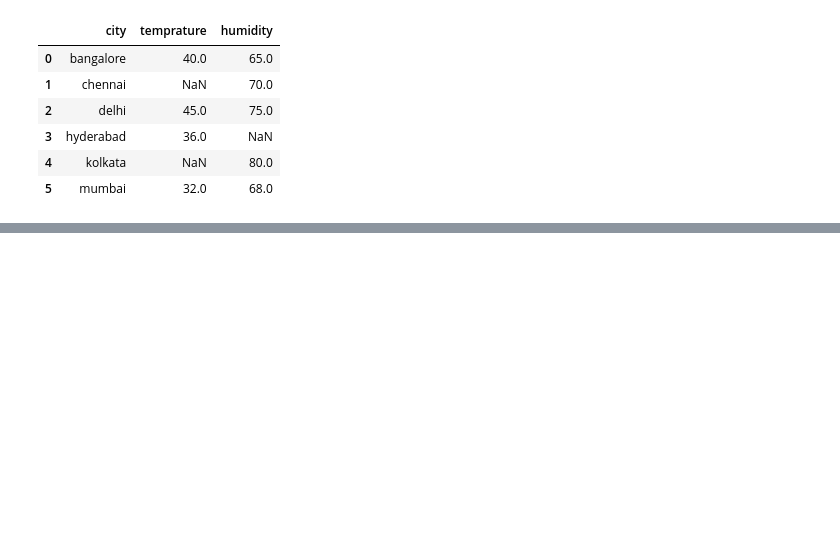
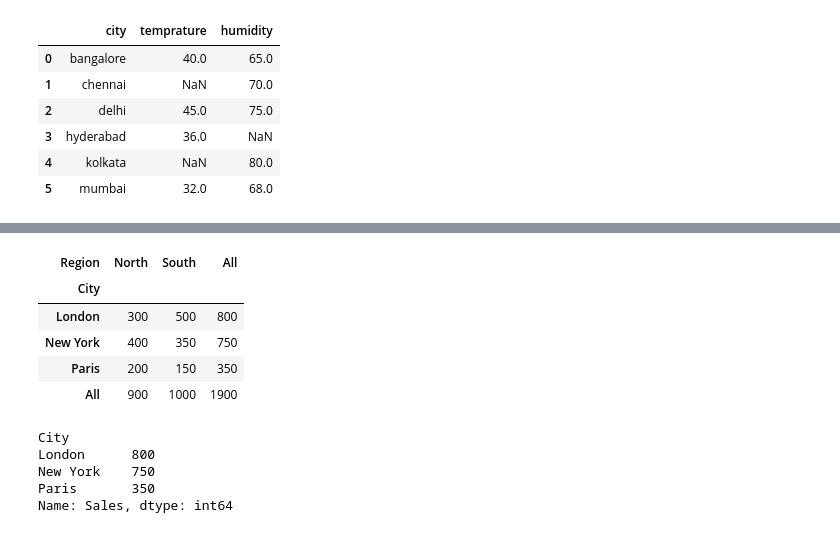
Before and after one commit to SAKSHISAAHU/Data_Analytics, a Jupyter notebook: 2.adv_py/4.2Ddataframes.ipynb, the cells around one changed output, grey strips where cells are left out. Cells and saved outputs as stored; diff of their text form; code cells hidden in the pictures; blank space fills up the shorter version.

```diff
--- a/2.adv_py/4.2Ddataframes.ipynb
+++ b/2.adv_py/4.2Ddataframes.ipynb
@@ -602,0 +647,19 @@ d9
+# %%
+# 1.6.1 Crosstab with custom aggregation
+pd.crosstab(data['City'],data['Region'],values=data['Sales'],aggfunc=sum, margins=True)
+# %% [output]
+| Region | North | South | All |
+| City |  |  |  |
+| London | 300 | 500 | 800 |
+| New York | 400 | 350 | 750 |
+| Paris | 200 | 150 | 350 |
+| All | 900 | 1000 | 1900 |
+# %%
+#1.6.2 grouby on 1 discrete + 1 continous
+data.groupby('City')['Sales'].sum() # grouby apply on 1 column city only sales is used for aggregation purpose.
+# %% [output]
+City
+London      800
+New York    750
+Paris       350
+Name: Sales, dtype: int64
```
Also changed, not shown: parts of 5 cells of this notebook, 1 other file.
